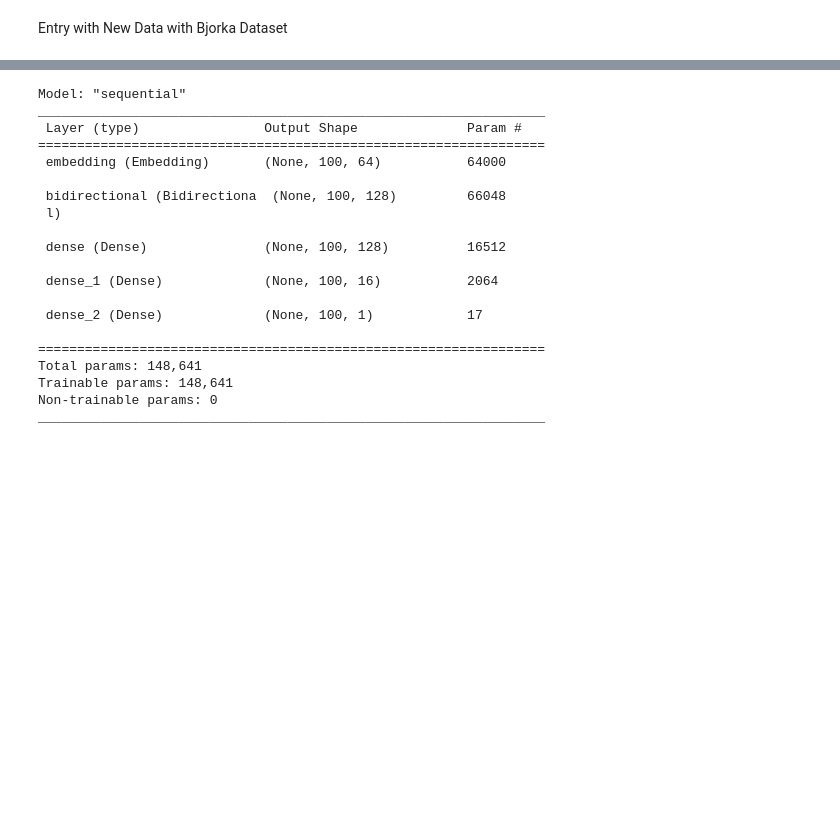
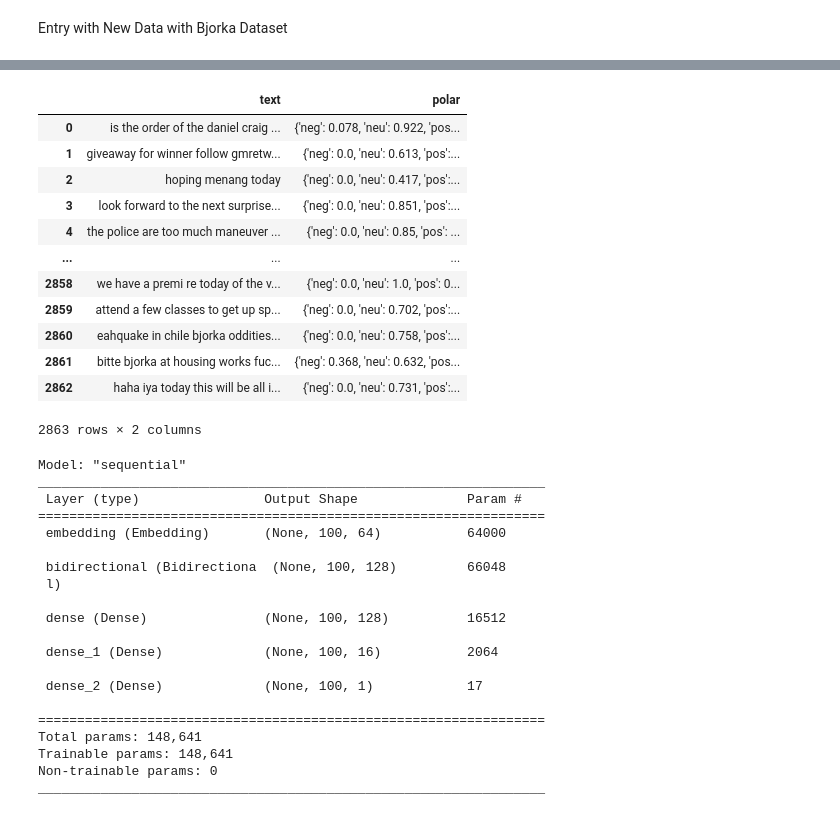
Before and after one commit to adrianuscharlie/ML-hate-speech-detection, a Jupyter notebook: notebook.ipynb, the cells around one changed output, grey strips where cells are left out. Saved outputs shown, nothing was run; the diff lists cells and outputs as text; code cells hidden in the pictures; blank space fills up the shorter version.

```diff
--- a/notebook.ipynb
+++ b/notebook.ipynb
@@ -284,0 +153,6 @@ bjorka.text=bjorka.text.astype(str)
+# %%
+import nltk
+nltk.download('vader_lexicon')
+from nltk.sentiment.vader import SentimentIntensityAnalyzer
+
+sid = SentimentIntensityAnalyzer()
@@ -284,0 +162,20 @@ bjorka.text=bjorka.text.astype(str)
+# %%
+polar=[]
+for index,row in bjorka.iterrows():
+    polar.append(sid.polarity_scores(row['text']))
+bjorka['polar']=polar
+bjorka
+# %% [output]
+|  | text | polar |
+| 0 | is the order of the daniel craig ... | {'neg': 0.078, 'neu': 0.922, 'pos... |
+| 1 | giveaway for winner follow gmretw... | {'neg': 0.0, 'neu': 0.613, 'pos':... |
+| 2 | hoping menang today | {'neg': 0.0, 'neu': 0.417, 'pos':... |
+| 3 | look forward to the next surprise... | {'neg': 0.0, 'neu': 0.851, 'pos':... |
+| 4 | the police are too much maneuver ... | {'neg': 0.0, 'neu': 0.85, 'pos': ... |
+| ... | ... | ... |
+| 2858 | we have a premi re today of the v... | {'neg': 0.0, 'neu': 1.0, 'pos': 0... |
+| 2859 | attend a few classes to get up sp... | {'neg': 0.0, 'neu': 0.702, 'pos':... |
+| 2860 | eahquake in chile bjorka oddities... | {'neg': 0.0, 'neu': 0.758, 'pos':... |
+| 2861 | bitte bjorka at housing works fuc... | {'neg': 0.368, 'neu': 0.632, 'pos... |
+| 2862 | haha iya today this will be all i... | {'neg': 0.0, 'neu': 0.731, 'pos':... |
+2863 rows × 2 columns
```
Also changed, not shown: parts of 31 cells of this notebook, 10 other files.
